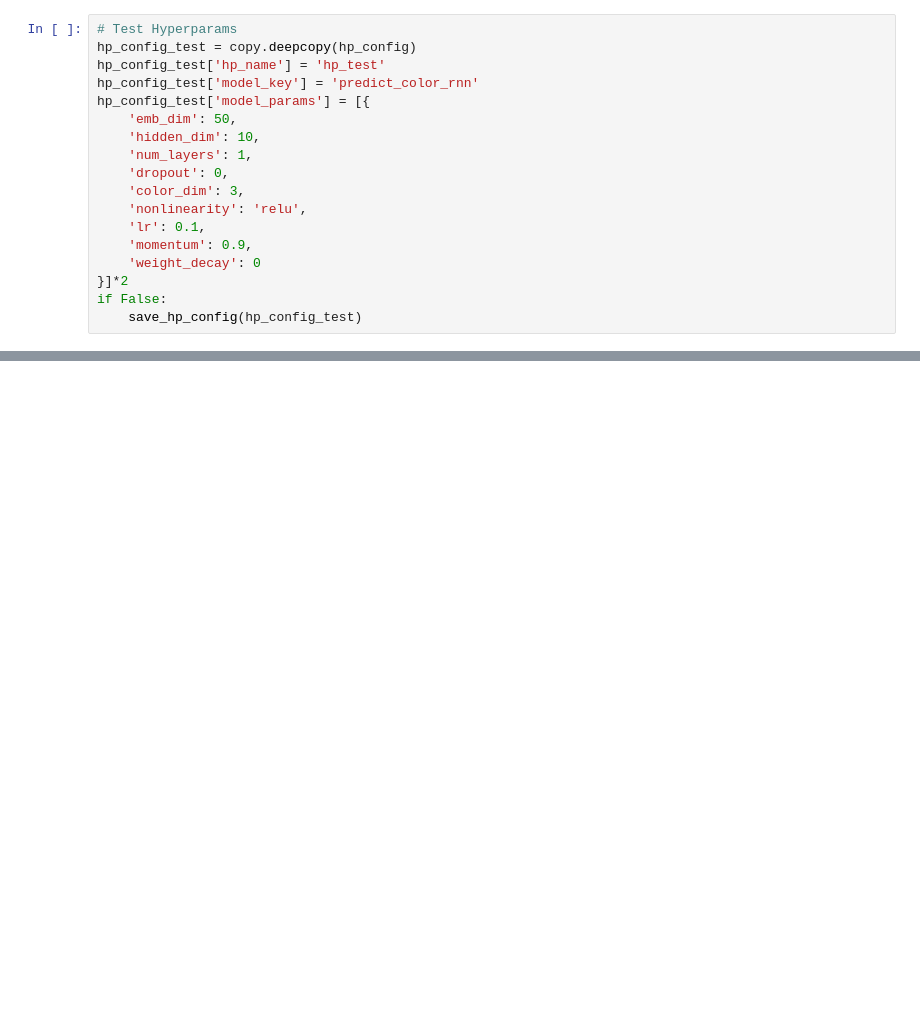
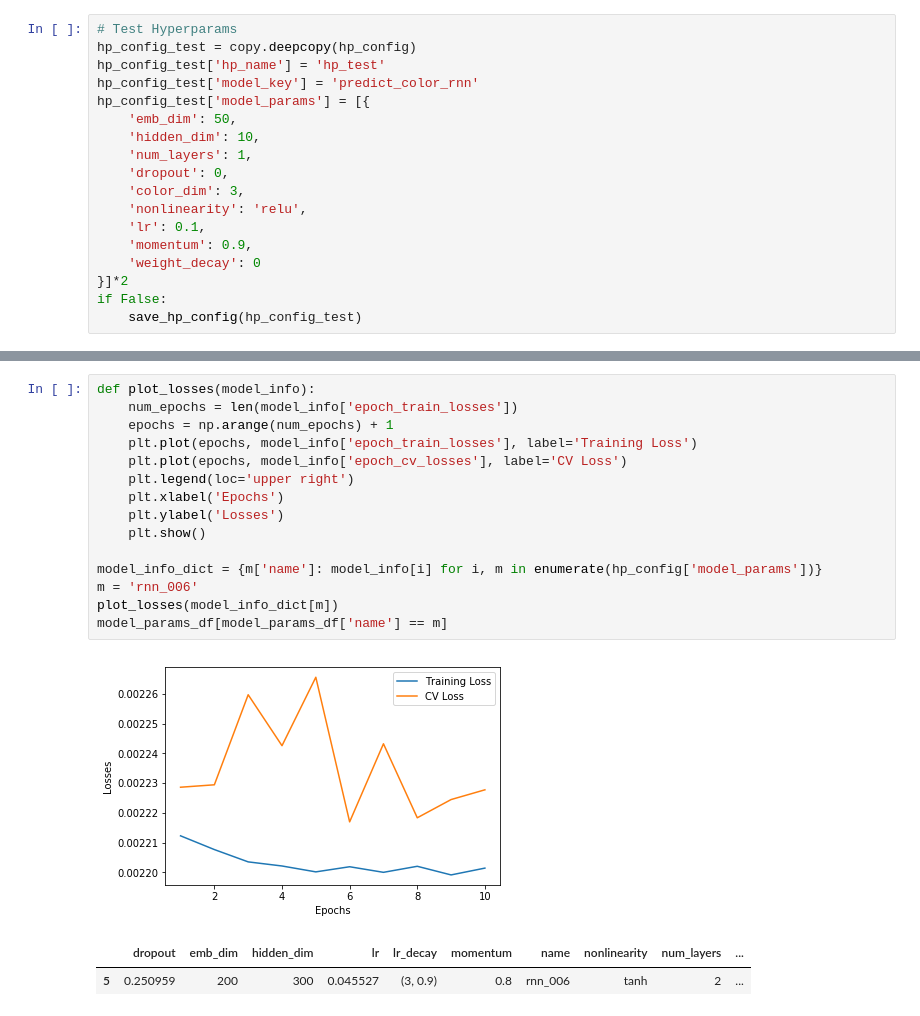
Before and after one commit to rbiswas143/color-namer, a Jupyter notebook: notebooks/hp_search.ipynb, the cells around one changed output, grey strips where cells are left out. Cells and saved outputs as stored; diff of their text form; blank space fills up the shorter version.

```diff
--- a/notebooks/hp_search.ipynb
+++ b/notebooks/hp_search.ipynb
@@ -163,0 +358,19 @@ if True:
+# %%
+def plot_losses(model_info):
+    num_epochs = len(model_info['epoch_train_losses'])
+    epochs = np.arange(num_epochs) + 1
+    plt.plot(epochs, model_info['epoch_train_losses'], label='Training Loss')
+    plt.plot(epochs, model_info['epoch_cv_losses'], label='CV Loss')
+    plt.legend(loc='upper right')
+    plt.xlabel('Epochs')
+    plt.ylabel('Losses')
+    plt.show()
+
+model_info_dict = {m['name']: model_info[i] for i, m in enumerate(hp_config['model_params'])}
+m = 'rnn_006'
+plot_losses(model_info_dict[m])
+model_params_df[model_params_df['name'] == m]
+# %% [output]
+[figure, added]
+|  | dropout | emb_dim | hidden_dim | lr | lr_decay | momentum | name | nonlinearity | num_layers | ... |
+| 5 | 0.250959 | 200 | 300 | 0.045527 | (3, 0.9) | 0.8 | rnn_006 | tanh | 2 | ... |
```
Also changed, not shown: parts of 9 cells of this notebook, 8 other files.
